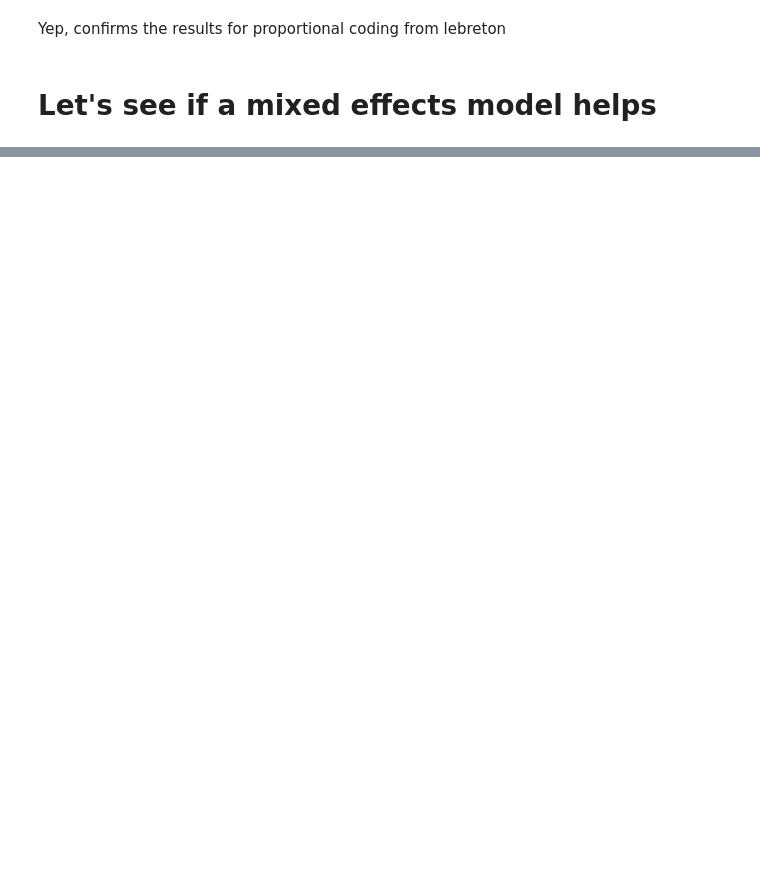
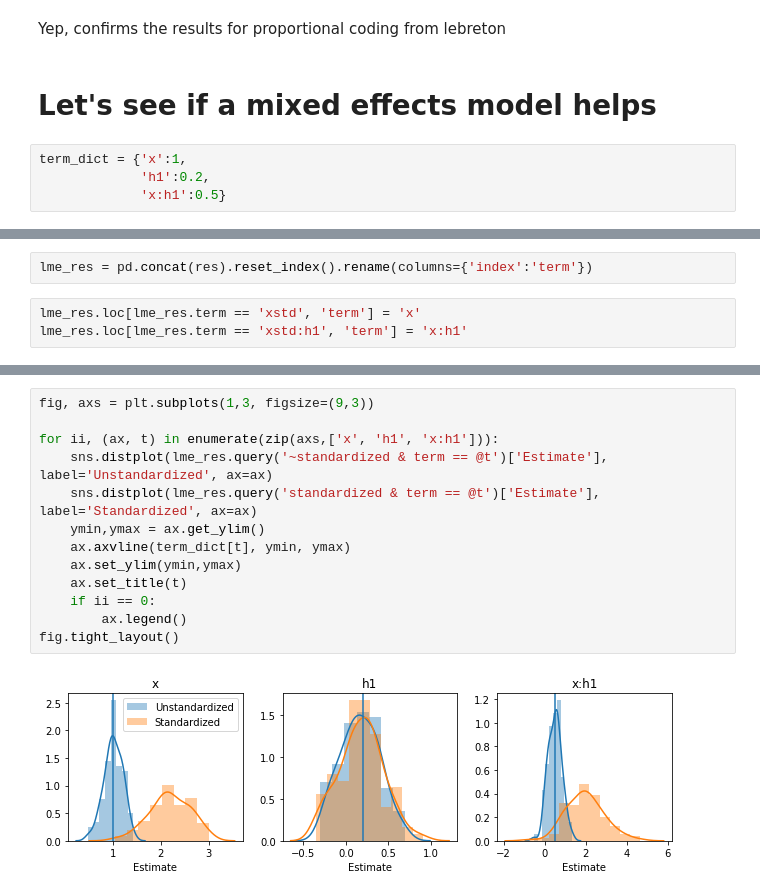
Before and after one commit to nimh-mbdu/lebreton_sims, a Jupyter notebook: notebook/simulate_lebreton.ipynb, the cells around one changed output, grey strips where cells are left out. Saved outputs shown, nothing was run; the diff lists cells and outputs as text; blank space fills up the shorter version.

```diff
--- a/notebook/simulate_lebreton.ipynb
+++ b/notebook/simulate_lebreton.ipynb
@@ -239,3 +117,7 @@ Warnings:
 Yep, confirms the results for proportional coding from lebreton
 # %% [markdown]
 # Let's see if a mixed effects model helps
+# %%
+term_dict = {'x':1,
+             'h1':0.2,
+             'x:h1':0.5}
@@ -241,0 +178,5 @@ Yep, confirms the results for proportional coding from lebreton
+# %%
+lme_res = pd.concat(res).reset_index().rename(columns={'index':'term'})
+# %%
+lme_res.loc[lme_res.term == 'xstd', 'term'] = 'x'
+lme_res.loc[lme_res.term == 'xstd:h1', 'term'] = 'x:h1'
@@ -241,0 +196,15 @@ Yep, confirms the results for proportional coding from lebreton
+# %%
+fig, axs = plt.subplots(1,3, figsize=(9,3))
+
+for ii, (ax, t) in enumerate(zip(axs,['x', 'h1', 'x:h1'])):
+    sns.distplot(lme_res.query('~standardized & term == @t')['Estimate'], label='Unstandardized', ax=ax)
+    sns.distplot(lme_res.query('standardized & term == @t')['Estimate'], label='Standardized', ax=ax)
+    ymin,ymax = ax.get_ylim()
+    ax.axvline(term_dict[t], ymin, ymax)
+    ax.set_ylim(ymin,ymax)
+    ax.set_title(t)
+    if ii == 0:
+        ax.legend()
+fig.tight_layout()
+# %% [output]
+[figure, added]
```
Also changed, not shown: parts of 17 cells of this notebook.
